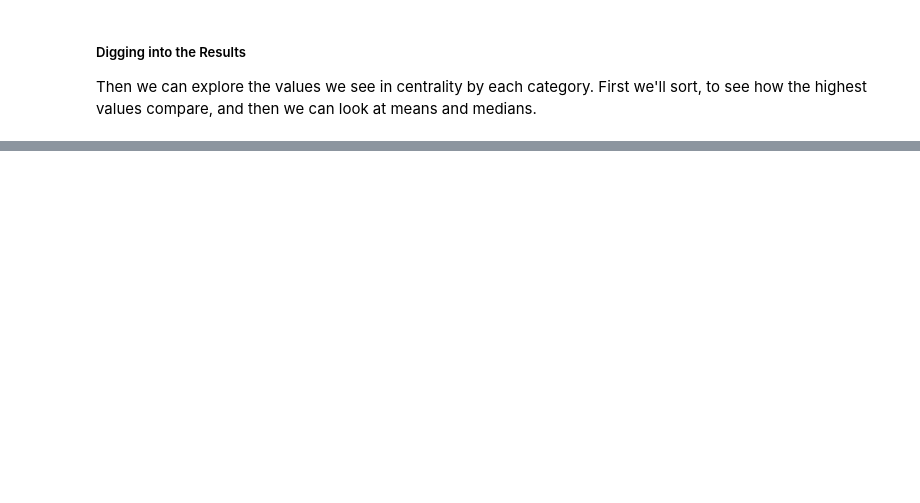
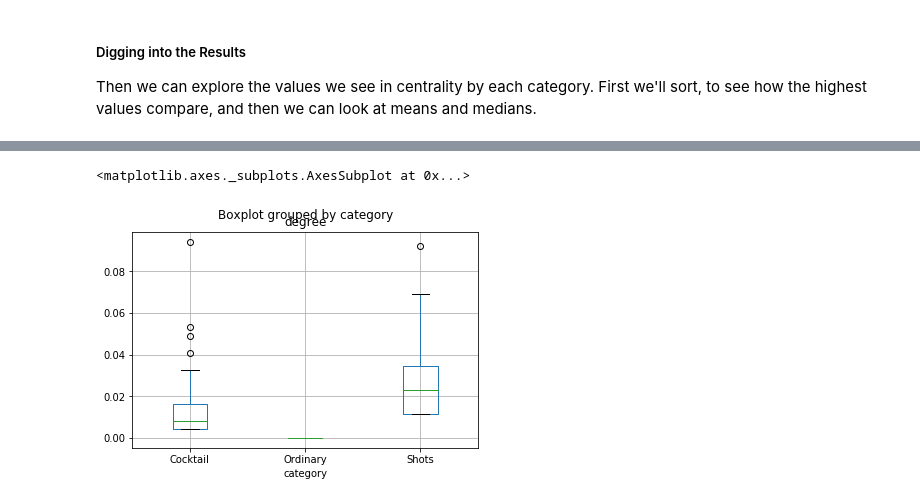
Before and after one commit to ebhtra/gory-graph, a Jupyter notebook: Project 1.ipynb, the cells around one changed output, grey strips where cells are left out. Drawn from its saved outputs; the diff is of its cells as text; code cells hidden in the pictures; blank space fills up the shorter version.

```diff
--- a/Project 1.ipynb
+++ b/Project 1.ipynb
@@ -256,0 +292,5 @@ Then we can explore the values we see in centrality by each category. First we'l
+# %%
+summary_all.boxplot('degree',by='category')
+# %% [output]
+<matplotlib.axes._subplots.AxesSubplot at 0x...>
+[figure, added]
```
Also changed, not shown: parts of 28 cells of this notebook.
